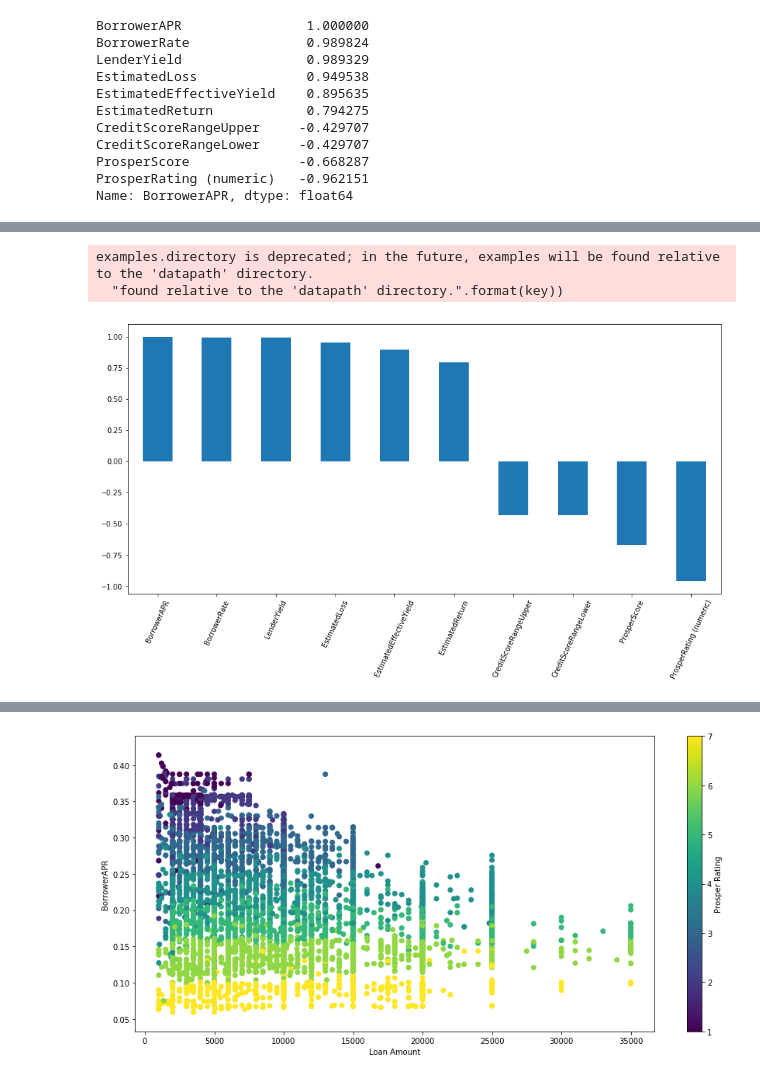
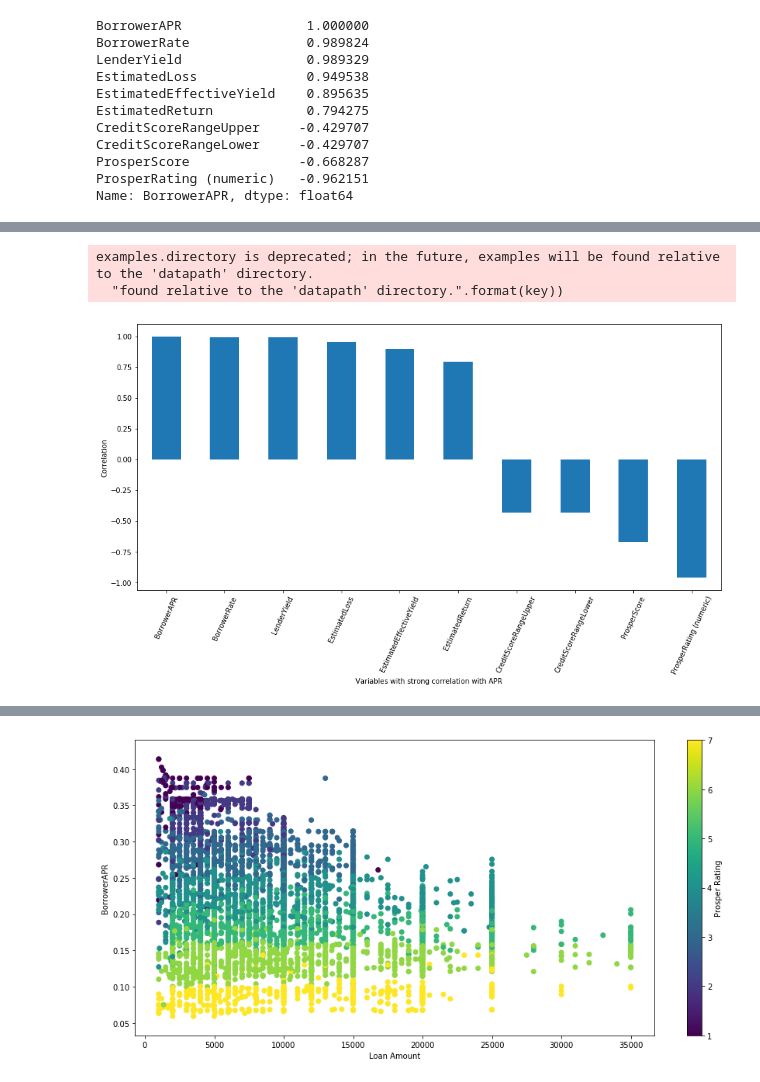
Before and after one commit to frownytown/DataVisualisationProj, a Jupyter notebook: DataExploration.ipynb, the cells around one changed output, grey strips where cells are left out. Saved outputs shown, nothing was run; the diff lists cells and outputs as text; code cells hidden in the pictures.

```diff
--- a/DataExploration.ipynb
+++ b/DataExploration.ipynb
@@ -348 +322,3 @@ plt.legend(loc='center left', bbox_to_anchor=(1.25, 0.5), ncol=1)
+# %%
+df['LoanSuccessEncoded'] = np.where(df['LoanSucess'].str.contains('Fail'), 0, 1)
 # %%
@@ -378,11 +372,13 @@ Name: BorrowerAPR, dtype: float64
 # %%
 plt.figure(figsize = [15, 7])
 apr_corr_sorted.plot(kind='bar', color = base_color)
 plt.xticks(rotation = 65);
+plt.ylabel('Correlation')
+plt.xlabel('Variables with strong correlation with APR');
 # %% [output]
 examples.directory is deprecated; in the future, examples will be found relative to the 'datapath' directory.
   "found relative to the 'datapath' directory.".format(key))
-[figure, old version]
+[figure, new version]
 # %% [markdown]
 ### Talk about some of the relationships you observed in this part of the investigation. How did the feature(s) of interest vary with other features in the dataset?
 
```
Also changed, not shown: parts of 30 cells of this notebook.
